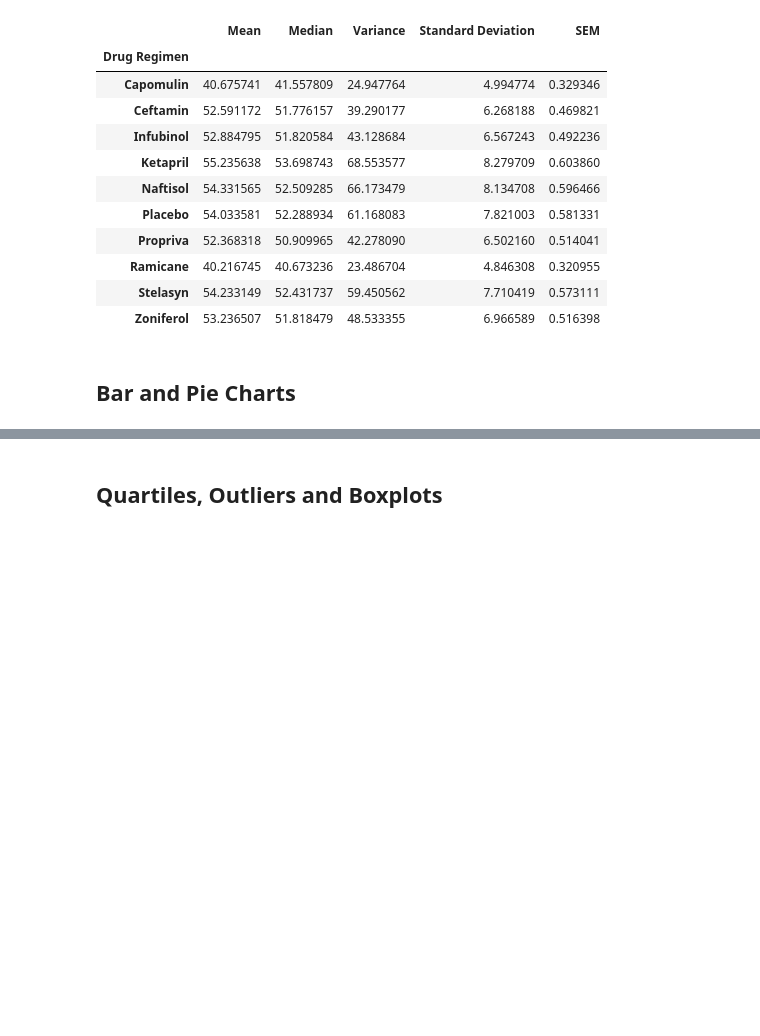
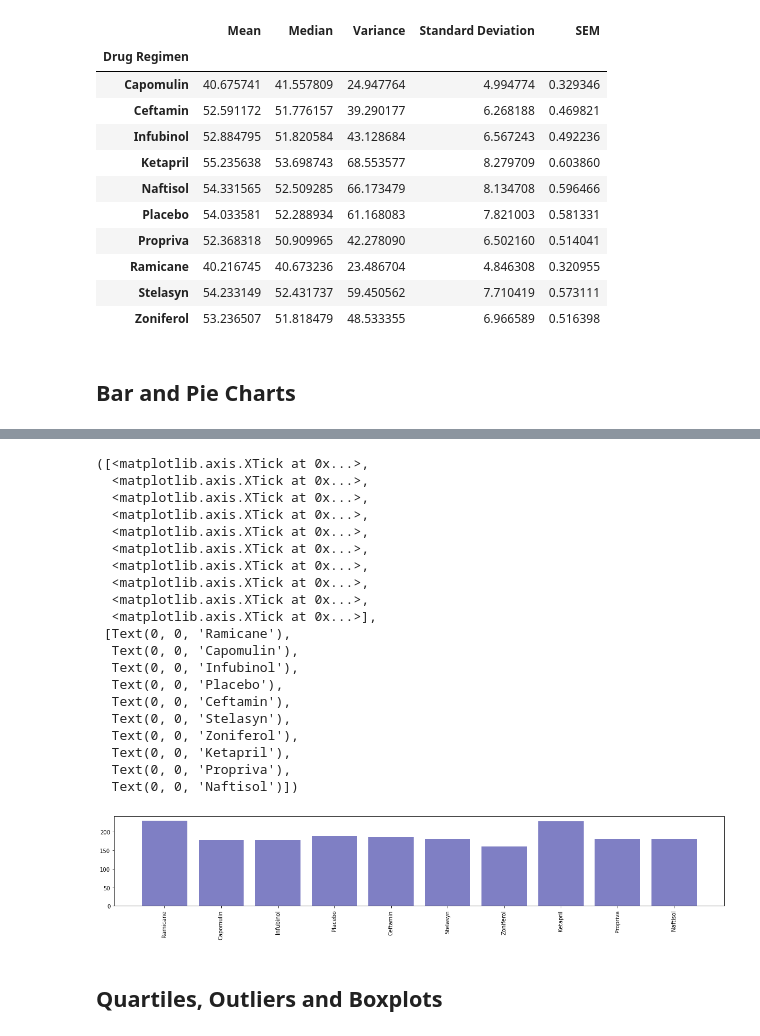
Before and after one commit to Corters22/Pymaceuticals_Review, a Jupyter notebook: pymaceuticals_starter.ipynb, the cells around one changed output, grey strips where cells are left out. Saved outputs shown, nothing was run; the diff lists cells and outputs as text; code cells hidden in the pictures; blank space fills up the shorter version.

```diff
--- a/pymaceuticals_starter.ipynb
+++ b/pymaceuticals_starter.ipynb
@@ -113,5 +134,32 @@ IndexError: index 230 is out of bounds for axis 0 with size 8
 # %%
 # Generate a bar plot showing the total number of measurements taken on each drug regimen using pyplot.
+x_axis = np.arange(len(regimen_count_df))
+tick_locations = [value for value in x_axis]
+plt.figure(figsize=(20,3))
+plt.bar(x_axis, regimen_count_df['Number of measurements'], color="darkblue", alpha=0.5, align='center')
+plt.xticks(tick_locations, regimen_count_df["Drug Regimen"], rotation="vertical")
+# %% [output]
+([<matplotlib.axis.XTick at 0x...>,
+  <matplotlib.axis.XTick at 0x...>,
+  <matplotlib.axis.XTick at 0x...>,
+  <matplotlib.axis.XTick at 0x...>,
+  <matplotlib.axis.XTick at 0x...>,
+  <matplotlib.axis.XTick at 0x...>,
+  <matplotlib.axis.XTick at 0x...>,
+  <matplotlib.axis.XTick at 0x...>,
+  <matplotlib.axis.XTick at 0x...>,
+  <matplotlib.axis.XTick at 0x...>],
+ [Text(0, 0, 'Ramicane'),
+  Text(0, 0, 'Capomulin'),
+  Text(0, 0, 'Infubinol'),
+  Text(0, 0, 'Placebo'),
+  Text(0, 0, 'Ceftamin'),
+  Text(0, 0, 'Stelasyn'),
+  Text(0, 0, 'Zoniferol'),
+  Text(0, 0, 'Ketapril'),
+  Text(0, 0, 'Propriva'),
+  Text(0, 0, 'Naftisol')])
+[figure, added]
 # %%
 # Generate a pie plot showing the distribution of female versus male mice using pandas
 # %%
```
Also changed, not shown: parts of 3 cells of this notebook.
